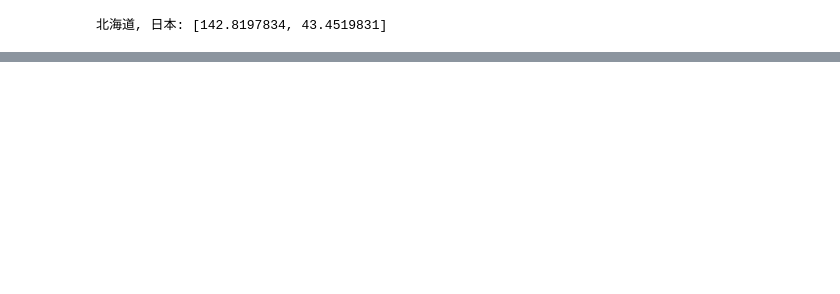
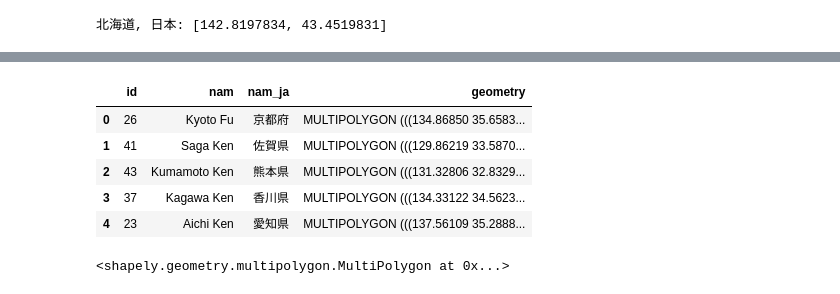
Before and after one commit to uni-3/st-apps, a Jupyter notebook: sake-gaikyo/notebooks/geopandas.ipynb, the cells around one changed output, grey strips where cells are left out. Cells and saved outputs as stored; diff of their text form; code cells hidden in the pictures; blank space fills up the shorter version.

```diff
--- a/sake-gaikyo/notebooks/geopandas.ipynb
+++ b/sake-gaikyo/notebooks/geopandas.ipynb
@@ -134,0 +150,13 @@ r.to_html('hexagon-example.html')
+# %%
+japan.head()
+# %% [output]
+|  | id | nam | nam_ja | geometry |
+| 0 | 26 | Kyoto Fu | 京都府 | MULTIPOLYGON (((134.86850 35.6583... |
+| 1 | 41 | Saga Ken | 佐賀県 | MULTIPOLYGON (((129.86219 33.5870... |
+| 2 | 43 | Kumamoto Ken | 熊本県 | MULTIPOLYGON (((131.32806 32.8329... |
+| 3 | 37 | Kagawa Ken | 香川県 | MULTIPOLYGON (((134.33122 34.5623... |
+| 4 | 23 | Aichi Ken | 愛知県 | MULTIPOLYGON (((137.56109 35.2888... |
+# %%
+japan['geometry'][1]
+# %% [output]
+<shapely.geometry.multipolygon.MultiPolygon at 0x...>
```
Also changed, not shown: parts of 10 cells of this notebook.
